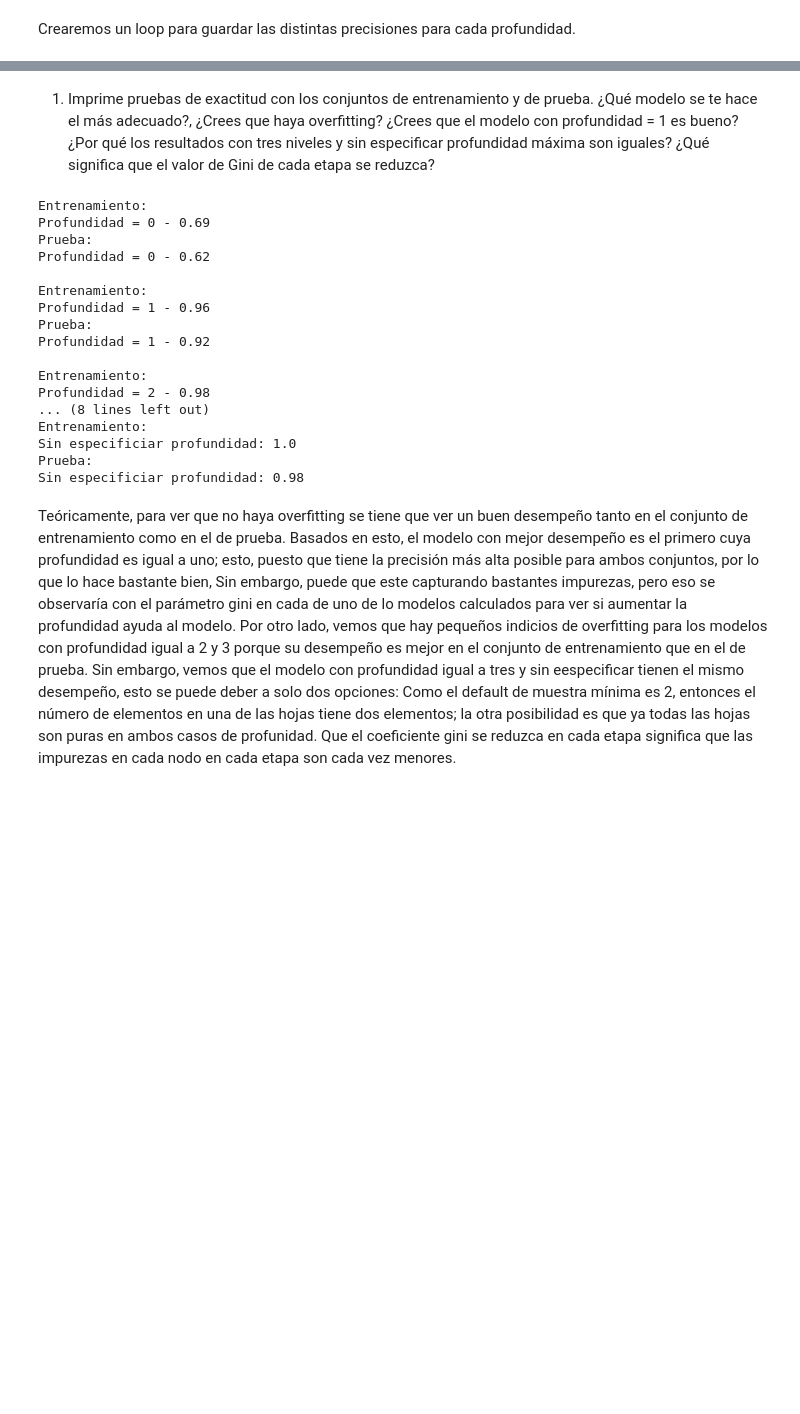
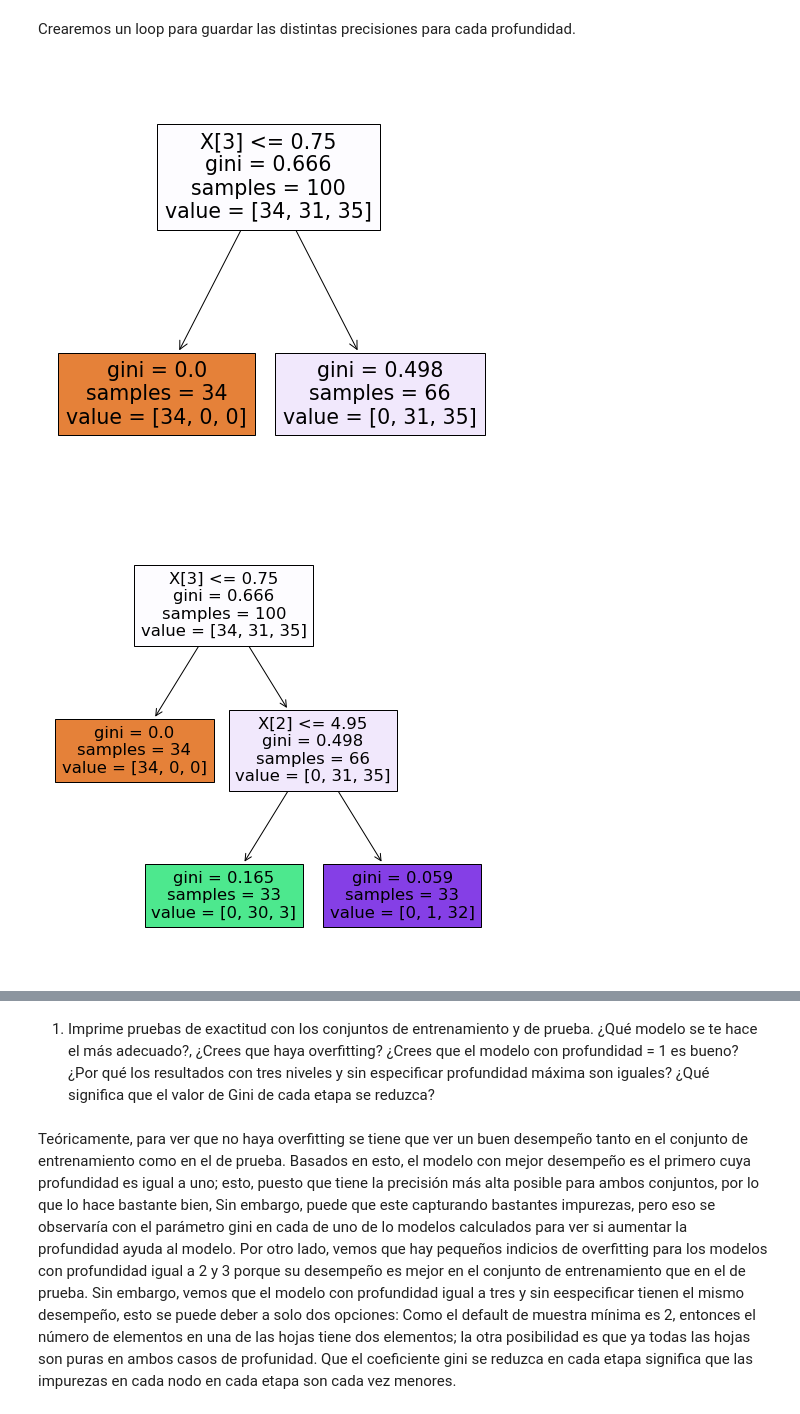
Before and after one commit to PhysTony/ICD_CIDE, a Jupyter notebook: Tareas/Tarea 9/Antonio_Huerta_Montellano_Tarea_9.ipynb, the cells around one changed output, grey strips where cells are left out. Drawn from its saved outputs; the diff is of its cells as text; code cells hidden in the pictures; blank space fills up the shorter version.

```diff
--- a/Tareas/Tarea 9/Antonio_Huerta_Montellano_Tarea_9.ipynb
+++ b/Tareas/Tarea 9/Antonio_Huerta_Montellano_Tarea_9.ipynb
@@ -63,10 +64,17 @@ Crearemos un loop para guardar las  distintas precisiones para cada profundidad.
 # %%
 for i in range(3):
     tree = DecisionTreeClassifier(max_depth = i+1,
                                   random_state=0)
 
     tree.fit(X_train, y_train)
 
     accuracy_scores_train[i] = tree.score(X_train, y_train)
     accuracy_scores_test[i] = tree.score(X_test, y_test)
     tree_model[i] = tree
+
+    plt.figure(figsize=(8, 8))
+    plot_tree(tree_model[i], filled=True)
+    plt.show()
+# %% [output]
+[figure, added]
+[figure, added]
@@ -78,10 +87,10 @@ for i in range(3):
 # Imprimamos las precisiones con un loop
 for i in range(4):
     print("Entrenamiento:")
-    print("Profundidad = " + str(i) + " - " + str(accuracy_scores_train[i]))
+    print("Profundidad = " + str(i + 1) + " - " + str(accuracy_scores_train[i]))
 
     print("Prueba:")
-    print("Profundidad = " + str(i) + " - " + str(accuracy_scores_test[i]) + "\n")
+    print("Profundidad = " + str(i + 1) + " - " + str(accuracy_scores_test[i]) + "\n")
 
     if i == 3:
         print("Entrenamiento:")
@@ -89,24 +98,6 @@ for i in range(4):
 
         print("Prueba:")
         print("Sin especificiar profundidad: " + str(accuracy_scores_test[i]))
-# %% [output]
-Entrenamiento:
-Profundidad = 0 - 0.69
-Prueba:
-Profundidad = 0 - 0.62
-
-Entrenamiento:
-Profundidad = 1 - 0.96
-Prueba:
-Profundidad = 1 - 0.92
-
-Entrenamiento:
-Profundidad = 2 - 0.98
-... (8 lines left out)
-Entrenamiento:
-Sin especificiar profundidad: 1.0
-Prueba:
-Sin especificiar profundidad: 0.98
 # %% [markdown]
 Teóricamente, para ver que no haya overfitting se tiene que ver un buen desempeño tanto en el conjunto de entrenamiento como en el de prueba. Basados en esto, el modelo con mejor desempeño es el primero cuya profundidad es igual a uno; esto, puesto que tiene la precisión más alta posible para ambos conjuntos, por lo que lo hace bastante bien, Sin embargo, puede que este capturando bastantes impurezas, pero eso se observaría con el parámetro gini en cada de uno de lo modelos calculados para ver si aumentar la profundidad ayuda al modelo. Por otro lado, vemos que hay pequeños indicios de overfitting para los modelos con profundidad igual a 2 y 3 porque su desempeño es mejor en el  conjunto  de entrenamiento que  en el de prueba. Sin embargo, vemos que el modelo con profundidad igual a tres y sin eespecificar tienen el mismo desempeño, esto se puede deber a solo dos opciones: Como el default de muestra mínima es 2, entonces el número de elementos en una de las hojas tiene dos elementos; la otra posibilidad es que ya todas las hojas son puras en ambos casos de profunidad. Que el coeficiente gini se reduzca en cada etapa significa que las impurezas en cada nodo en cada etapa son cada vez menores.
 # %% [markdown]
```
Also changed, not shown: parts of 6 cells of this notebook, 15 other files.
